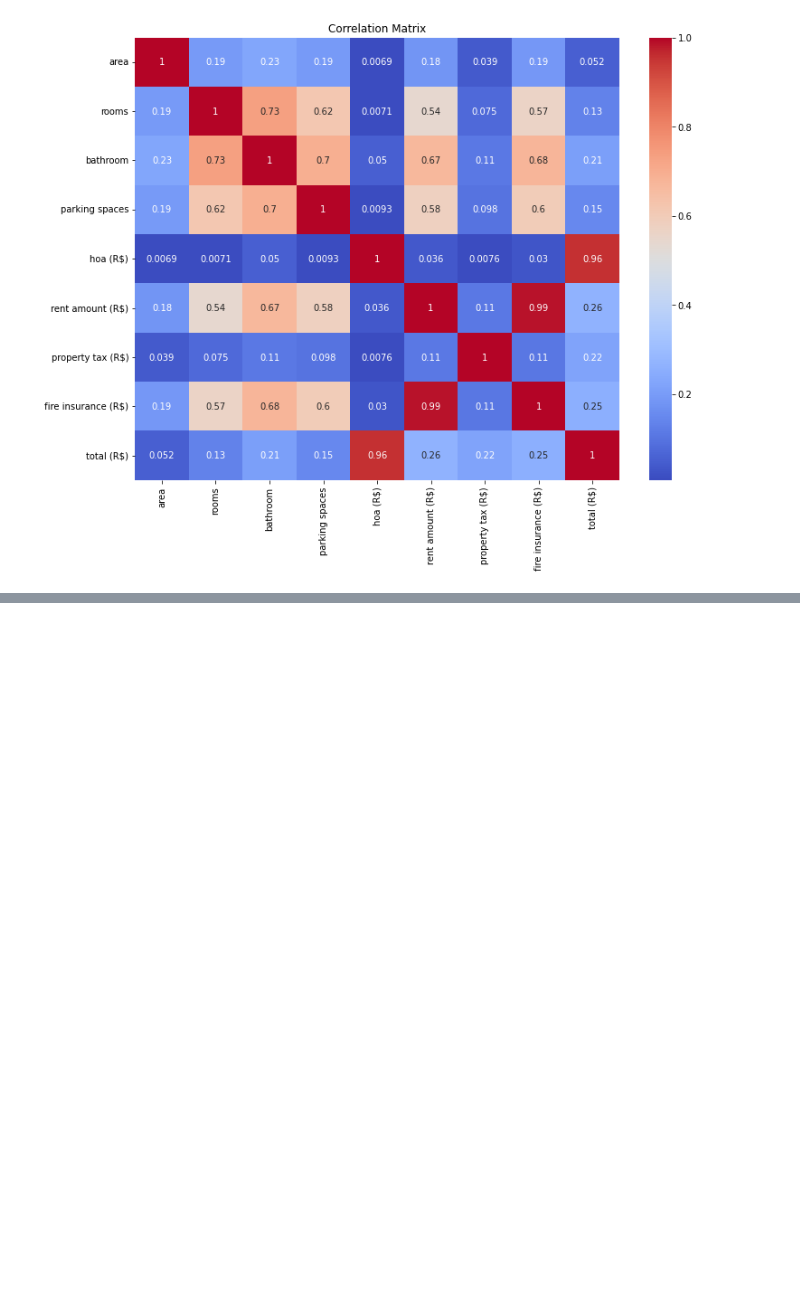
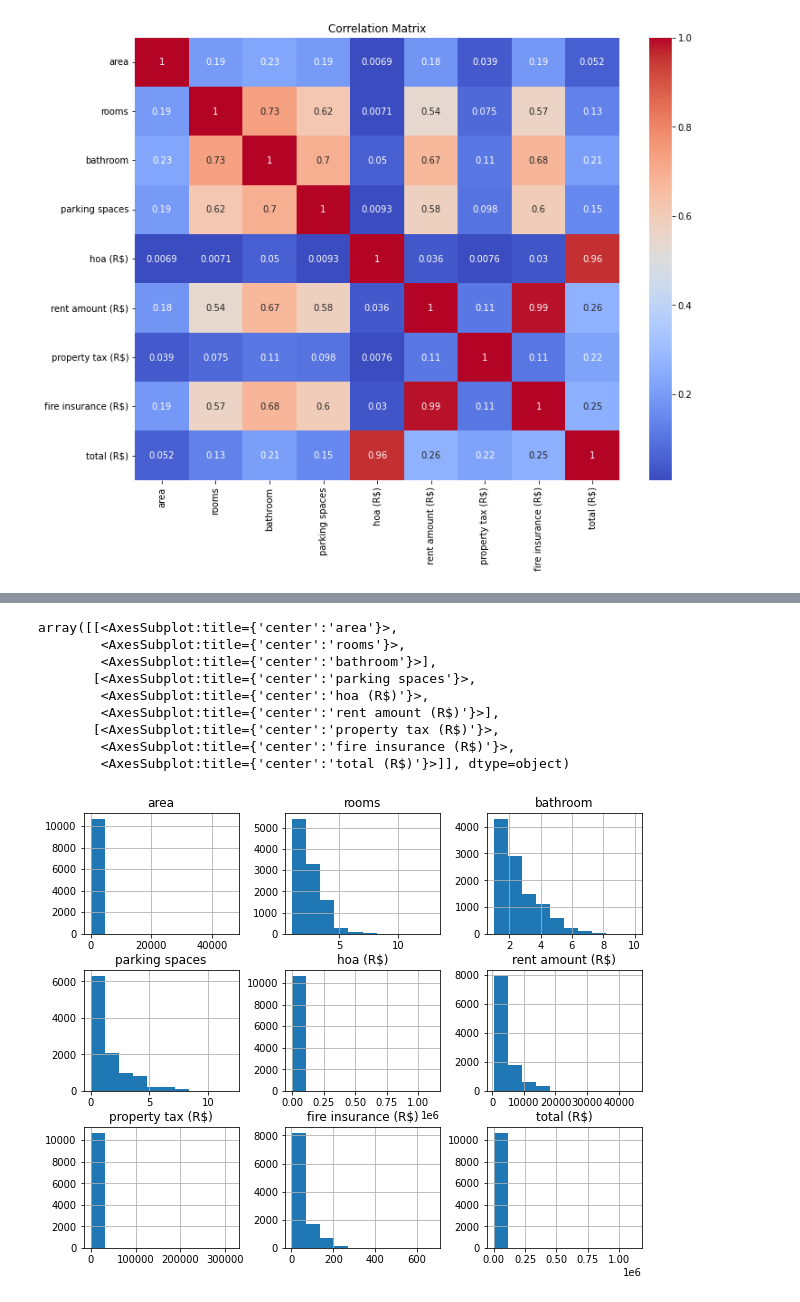
Before and after one commit to aleg001/Lab8-DS, a Jupyter notebook: Lab8.ipynb, the cells around one changed output, grey strips where cells are left out. Cells and saved outputs as stored; diff of their text form; code cells hidden in the pictures; blank space fills up the shorter version.

```diff
--- a/Lab8.ipynb
+++ b/Lab8.ipynb
@@ -75,0 +95,14 @@ plt.show()
+# %%
+# Histogramas para variables numéricas
+df.select_dtypes(include=['float64', 'int64']).hist(figsize=(10, 8))
+# %% [output]
+array([[<AxesSubplot:title={'center':'area'}>,
+        <AxesSubplot:title={'center':'rooms'}>,
+        <AxesSubplot:title={'center':'bathroom'}>],
+       [<AxesSubplot:title={'center':'parking spaces'}>,
+        <AxesSubplot:title={'center':'hoa (R$)'}>,
+        <AxesSubplot:title={'center':'rent amount (R$)'}>],
+       [<AxesSubplot:title={'center':'property tax (R$)'}>,
+        <AxesSubplot:title={'center':'fire insurance (R$)'}>,
+        <AxesSubplot:title={'center':'total (R$)'}>]], dtype=object)
+[figure, added]
```
Also changed, not shown: parts of 5 cells of this notebook.
